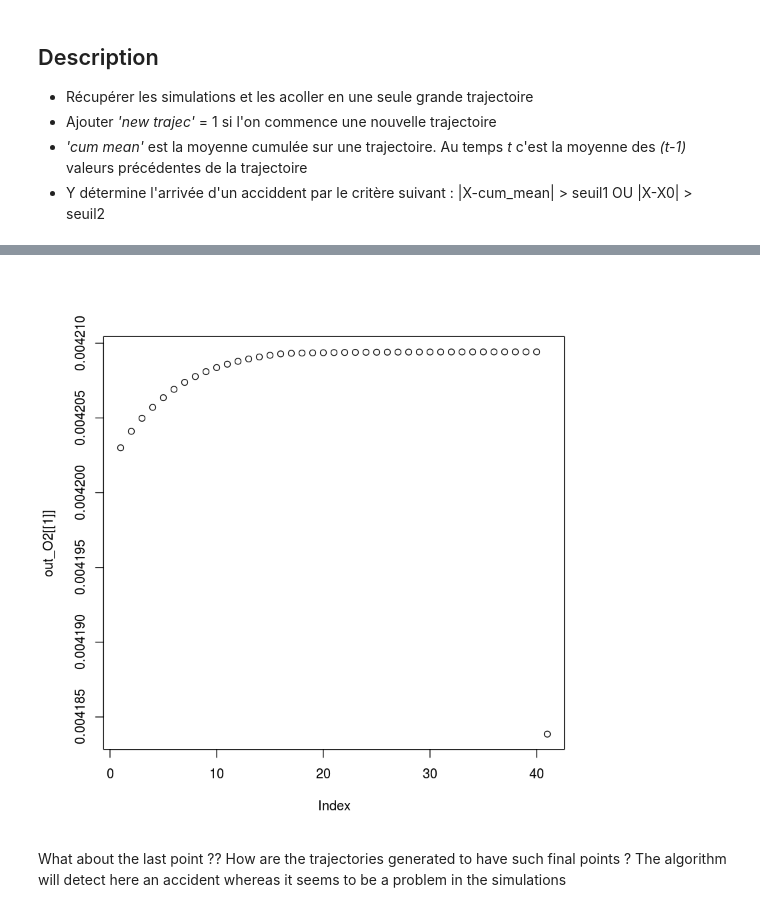
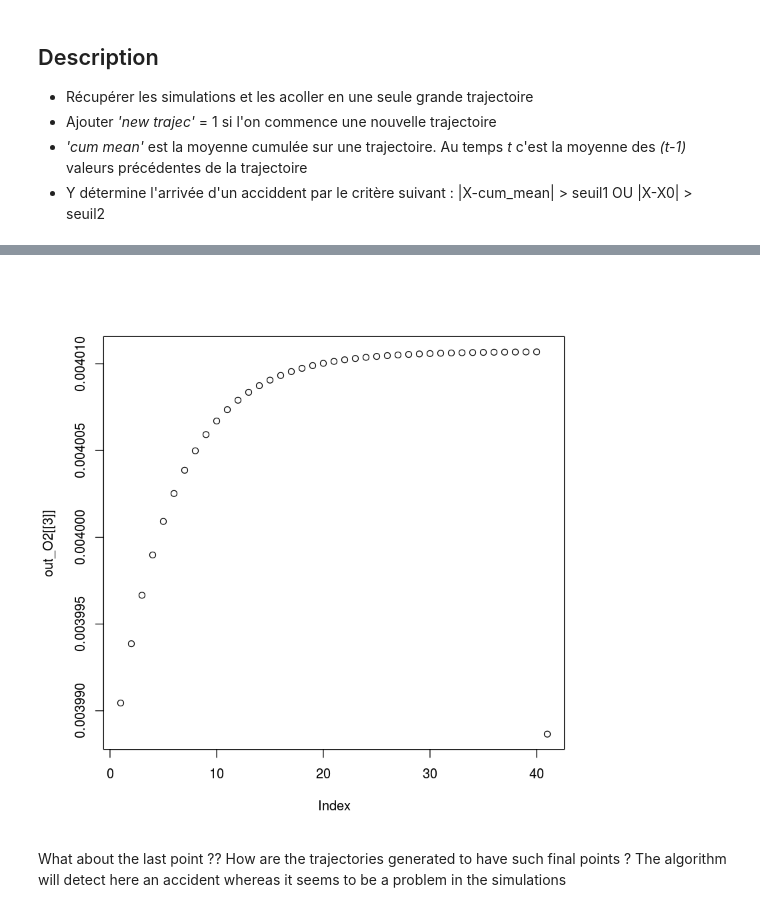
Before and after one commit to ELOISESOULIER/acterrea, a Jupyter notebook: OnlineSuperLearner_poumons.ipynb, the cells around one changed output, grey strips where cells are left out. Drawn from its saved outputs; the diff is of its cells as text; code cells hidden in the pictures.

```diff
--- a/OnlineSuperLearner_poumons.ipynb
+++ b/OnlineSuperLearner_poumons.ipynb
@@ -34,7 +34,7 @@ head(out_O2)
 # %%
-plot(out_O2[[1]])
+plot(out_O2[[3]])
 # %% [output]
-[figure, old version]
+[figure, new version]
 # %% [markdown]
 What about the last point ?? How are the trajectories generated to have such final points ? The algorithm will detect here an accident whereas it seems to be a problem in the simulations
 # %%
```
Also changed, not shown: parts of 7 cells of this notebook, 1 other file.
